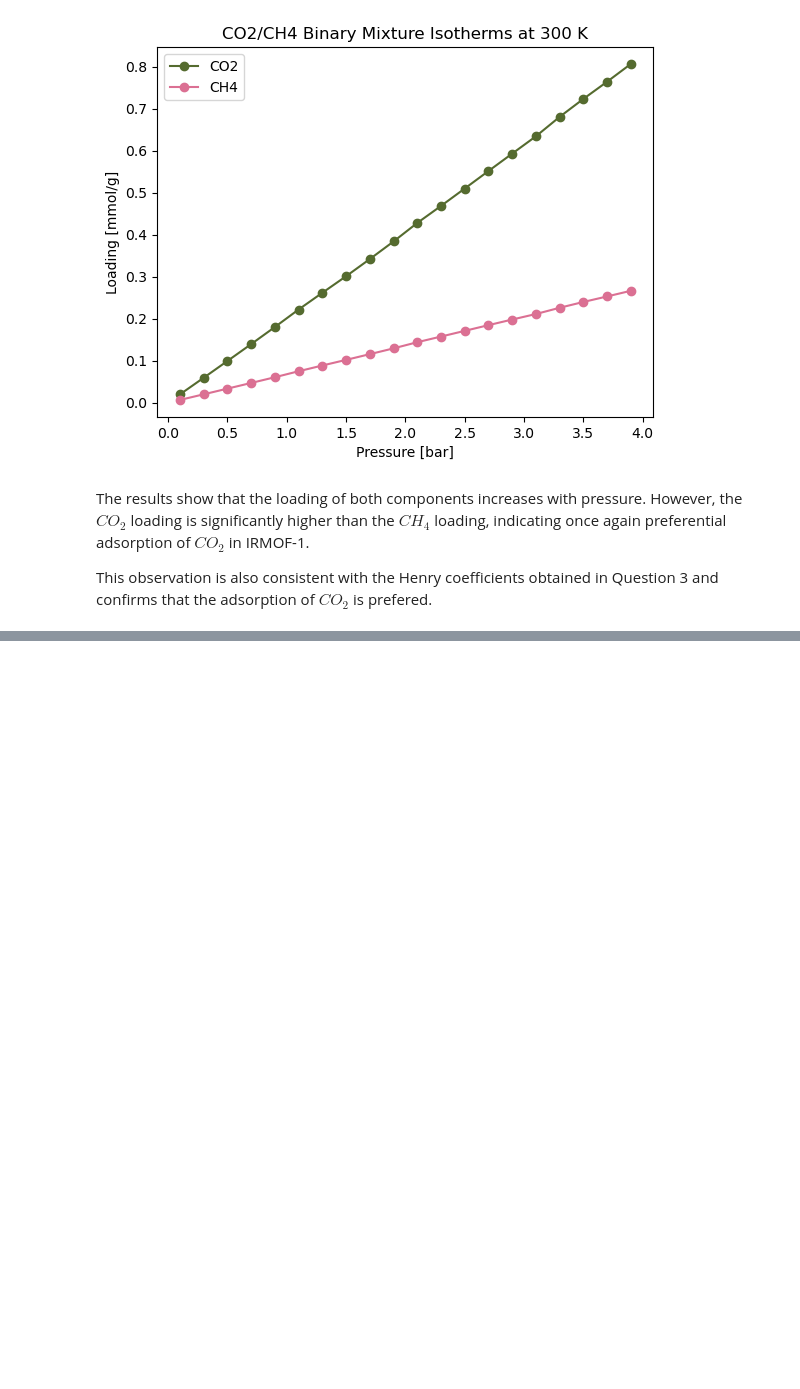
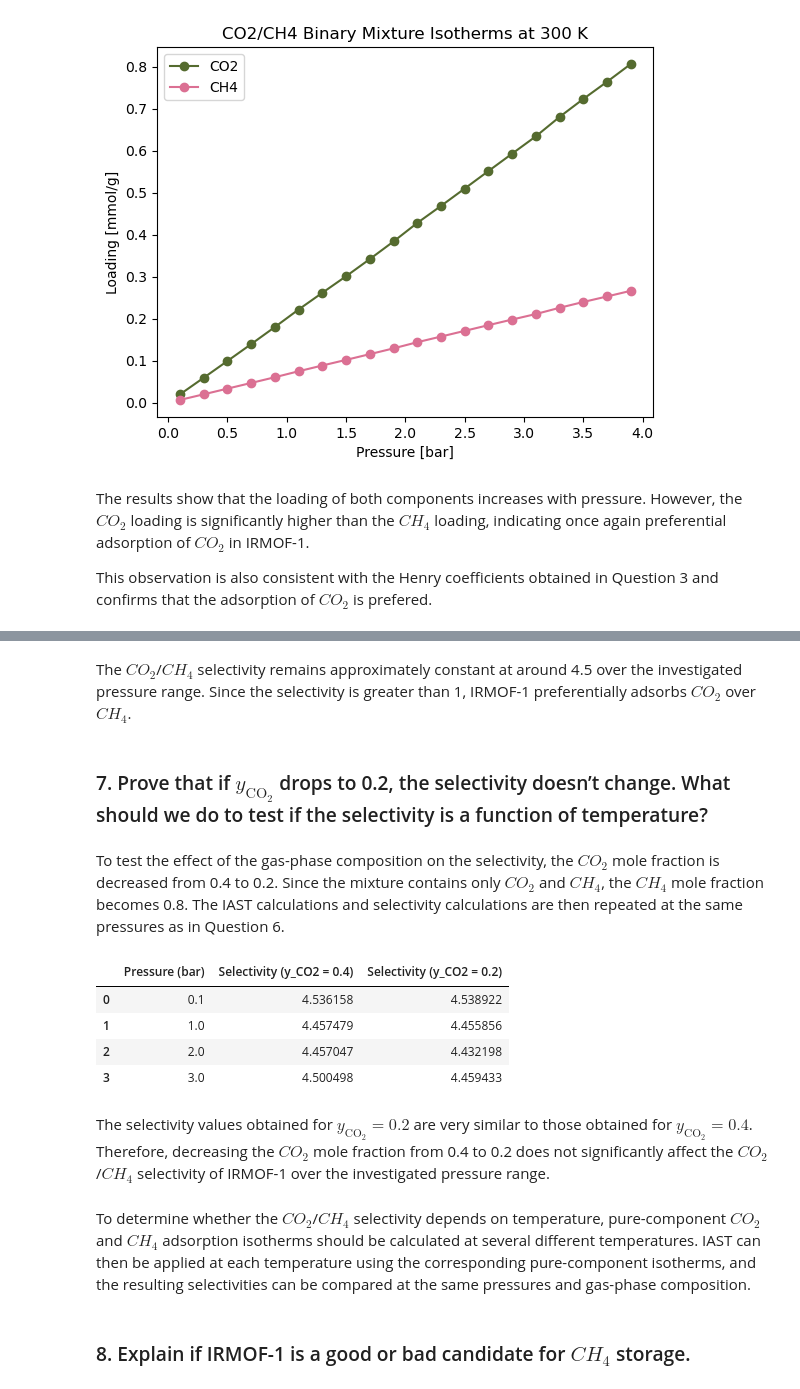
Before and after one commit to taistt/modeling-lab, a Jupyter notebook: GroupL_Block2_assignment2.ipynb, the cells around one changed output, grey strips where cells are left out. Drawn from its saved outputs; the diff is of its cells as text; code cells hidden in the pictures; blank space fills up the shorter version.

Commit message:
questions 6&7

```diff
--- a/GroupL_Block2_assignment2.ipynb
+++ b/GroupL_Block2_assignment2.ipynb
@@ -208,0 +222,17 @@ This observation is also consistent with the Henry coefficients obtained in Ques
+# %%
+selectivity_pressures = [0.1, 1.0, 2.0, 3.0]
+
+selectivities = []
+
+for P in selectivity_pressures:
+    partial_pressures = [y_co2 * P, y_ch4 * P]
+
+    loading = pyiast.iast(partial_pressures,
+        [co2_isotherm, ch4_isotherm])
+
+    q_co2 = loading[0]
+    q_ch4 = loading[1]
+
+    S = (q_co2 / q_ch4) * (y_ch4 / y_co2)
+
+    selectivities.append(S)
@@ -208,0 +252,46 @@ This observation is also consistent with the Henry coefficients obtained in Ques
+# %% [markdown]
+The $CO_2$/$CH_4$ selectivity remains approximately constant at around 4.5 over the investigated pressure range. Since the selectivity is greater than 1, IRMOF-1 preferentially adsorbs $CO_2$ over $CH_4$.
+# %% [markdown]
+### 7. Prove that if $y_{\mathrm{CO_2}}$ drops to 0.2, the selectivity doesn’t change. What should we do to test if the selectivity is a function of temperature?
+# %% [markdown]
+To test the effect of the gas-phase composition on the selectivity, the $CO_2$ mole fraction is decreased from 0.4 to 0.2. Since the mixture contains only $CO_2$ and $CH_4$, the $CH_4$ mole fraction becomes 0.8. The IAST calculations and selectivity calculations are then repeated at the same pressures as in Question 6.
+# %%
+y_co2_new = 0.2
+y_ch4_new = 0.8
+
+selectivities_new = []
+
+for P in selectivity_pressures:
+    partial_pressures = [y_co2_new * P, y_ch4_new * P]
+
+    loading = pyiast.iast(
+        partial_pressures,
+        [co2_isotherm, ch4_isotherm]
+    )
+
+    q_co2 = loading[0]
+    q_ch4 = loading[1]
+
+    S = (q_co2 / q_ch4) * (y_ch4_new / y_co2_new)
+
+    selectivities_new.append(S)
+# %%
+comparison = pd.DataFrame({
+    "Pressure (bar)": selectivity_pressures,
+    "Selectivity (y_CO2 = 0.4)": selectivities,
+    "Selectivity (y_CO2 = 0.2)": selectivities_new
+})
+
+comparison
+# %% [output]
+|  | Pressure (bar) | Selectivity (y_CO2 = 0.4) | Selectivity (y_CO2 = 0.2) |
+| 0 | 0.1 | 4.536158 | 4.538922 |
+| 1 | 1.0 | 4.457479 | 4.455856 |
+| 2 | 2.0 | 4.457047 | 4.432198 |
+| 3 | 3.0 | 4.500498 | 4.459433 |
+# %% [markdown]
+The selectivity values obtained for $y_{\mathrm{CO_2}} = 0.2$ are very similar to those obtained for $y_{\mathrm{CO_2}} = 0.4$. Therefore, decreasing the $CO_2$ mole fraction from 0.4 to 0.2 does not significantly affect the $CO_2$/$CH_4$ selectivity of IRMOF-1 over the investigated pressure range.
+# %% [markdown]
+To determine whether the $CO_2$/$CH_4$ selectivity depends on temperature, pure-component $CO_2$ and $CH_4$ adsorption isotherms should be calculated at several different temperatures. IAST can then be applied at each temperature using the corresponding pure-component isotherms, and the resulting selectivities can be compared at the same pressures and gas-phase composition.
+# %% [markdown]
+### 8. Explain if IRMOF-1 is a good or bad candidate for $CH_4$ storage.
```
Also changed, not shown: parts of 4 cells of this notebook.
